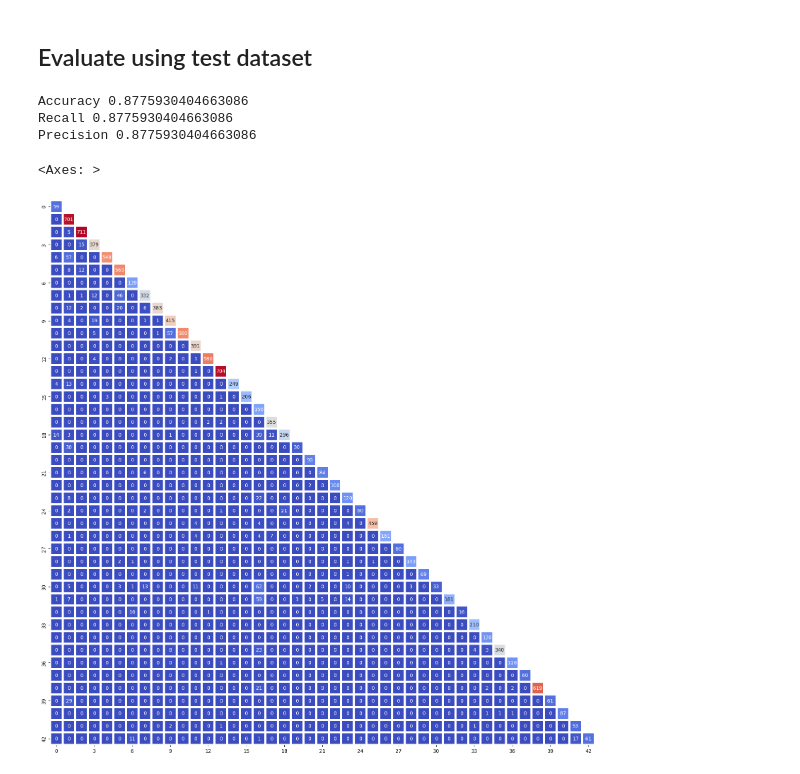
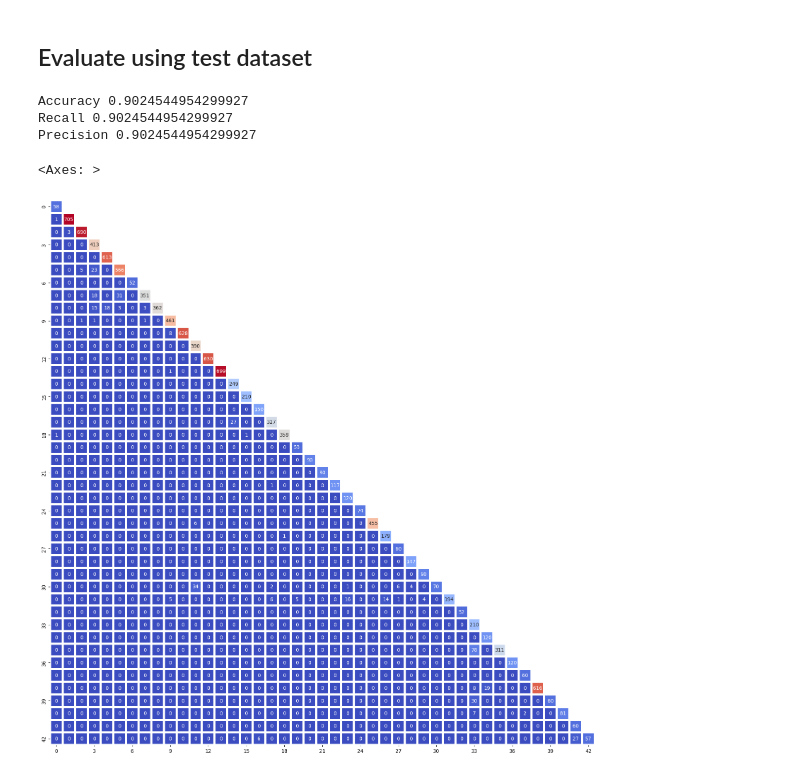
Before and after one commit to jmanuelc87/advanced-cv, a Jupyter notebook: image_classification_cnn/image_classification_cnn_GTSRB.ipynb, the cells around one changed output. Saved outputs shown, nothing was run; the diff lists cells and outputs as text; code cells hidden in the pictures.

```diff
--- a/image_classification_cnn/image_classification_cnn_GTSRB.ipynb
+++ b/image_classification_cnn/image_classification_cnn_GTSRB.ipynb
@@ -76,7 +76,7 @@ class DatasetConfig:
 @dataclass(frozen=True)
 class TrainingConfig:
     BATCH_SIZE: int = 32
-    EPOCHS: int = 20
+    EPOCHS: int = 30
     LEARNING_RATE: float = 3e-3
     WEIGHT_DECAY: float = 1e-5
     NUM_WORKERS: int = 0
@@ -257,7 +257,7 @@ def get_data(
         transforms = common_transforms
 
     train_dataset, valid_dataset = torch.utils.data.random_split(
-        dataset, lengths=(0.8, 0.2)
+        dataset, lengths=(0.7, 0.3)
     )
 
     train_dataset.transform = transforms  # type: ignore
@@ -763,3 +765,12 @@ Precision 0.8925573825836182
 # %% [markdown]
 The spatial transformer uses an affine grid for transforming the input image focusing the region of interest by rotating, scaling and translating.
 The warp affine transformations are learned using a multilayer perceptron (MLP) and a convolutional neural network (CNN) for locating the features to be extracted.
+# %%
+train_dataloader, valid_dataloader, test_dataloader = get_data(
+    train_dataset,
+    tests_dataset,
+    resize_to=(DatasetConfig.HEIGHT, DatasetConfig.WIDTH),
+    batch_size=TrainingConfig.BATCH_SIZE,
+    num_workers=TrainingConfig.NUM_WORKERS,
+    data_augmentation=False,
+)
@@ -976,6 +989,7 @@ recall = MulticlassRecall(num_classes=len(classes), average="micro")
 precision = MulticlassPrecision(num_classes=len(classes), average="micro")
 confmat = MulticlassConfusionMatrix(num_classes=len(classes))
 # %%
+model.eval()
 for batch in test_dataloader:
     inputs, labels = batch
     inputs, labels = inputs.to(device), labels.to(device)
@@ -988,37 +1002,37 @@ for batch in test_dataloader:
     recall.update(pred.cpu(), labels.cpu())
     precision.update(pred.cpu(), labels.cpu())
     confmat.update(pred.cpu(), labels.cpu())
 
 print("Accuracy {}".format(acc.compute().item()))
 print("Recall {}".format(recall.compute().item()))
 print("Precision {}".format(precision.compute().item()))
 
 matrix = confmat.compute().numpy()
 mask = np.zeros_like(matrix)
 mask[np.triu_indices_from(mask)] = True
 mask[np.diag_indices_from(mask)] = False
 
 
 fig, ax = plt.subplots(figsize=(20, 20))
 sns.heatmap(
     matrix,
     annot=True,
     fmt=".0f",
     linewidths=3,
     cmap="coolwarm",
     ax=ax,
     cbar=False,
     xticklabels=3,
     yticklabels=3,
     square=True,
     mask=mask,
 )
 # %% [output]
-Accuracy 0.8775930404663086
-Recall 0.8775930404663086
-Precision 0.8775930404663086
+Accuracy 0.9024544954299927
+Recall 0.9024544954299927
+Precision 0.9024544954299927
 <Axes: >
-[figure, old version]
+[figure, new version]
 # %%
 plt.subplots(10, 4, figsize=(12, 30))
 for i in range(0, 40, 4):
```
Also changed, not shown: parts of 9 cells of this notebook, 4 other files.
